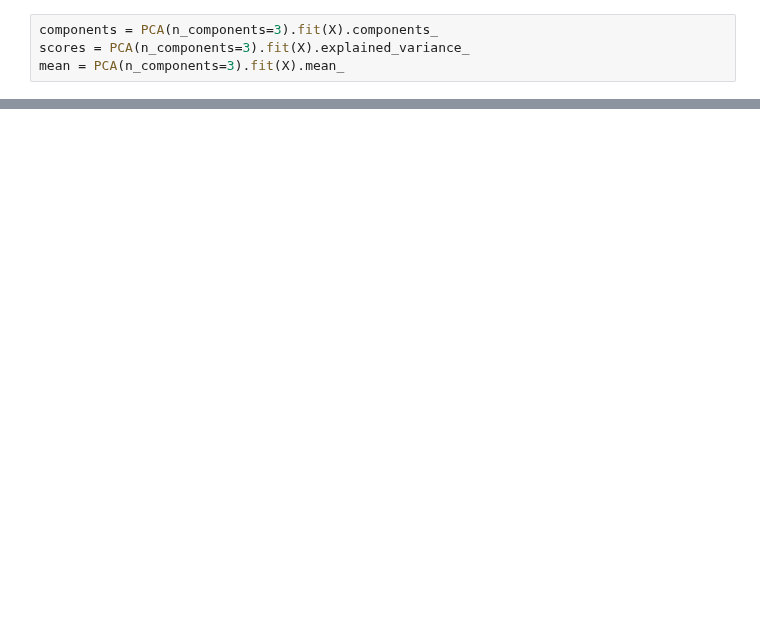
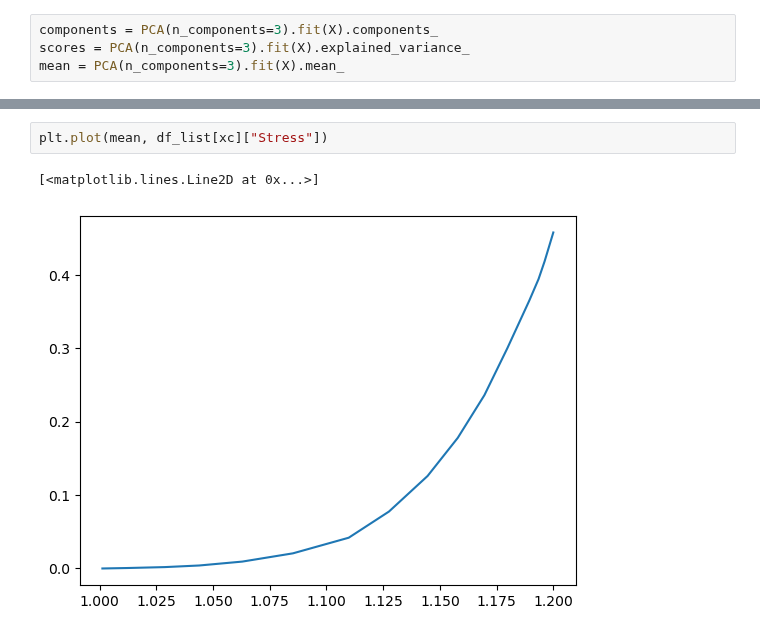
Before and after one commit to siemdejong/skinstression, a Jupyter notebook: notebooks/4-sjg-create_PCA_labels.ipynb, the cells around one changed output, grey strips where cells are left out. Drawn from its saved outputs; the diff is of its cells as text; blank space fills up the shorter version.

```diff
--- a/notebooks/4-sjg-create_PCA_labels.ipynb
+++ b/notebooks/4-sjg-create_PCA_labels.ipynb
@@ -90,0 +121,5 @@ plt.show()
+# %%
+plt.plot(mean, df_list[xc]["Stress"])
+# %% [output]
+[<matplotlib.lines.Line2D at 0x...>]
+[figure, added]
```
Also changed, not shown: parts of 4 cells of this notebook.
